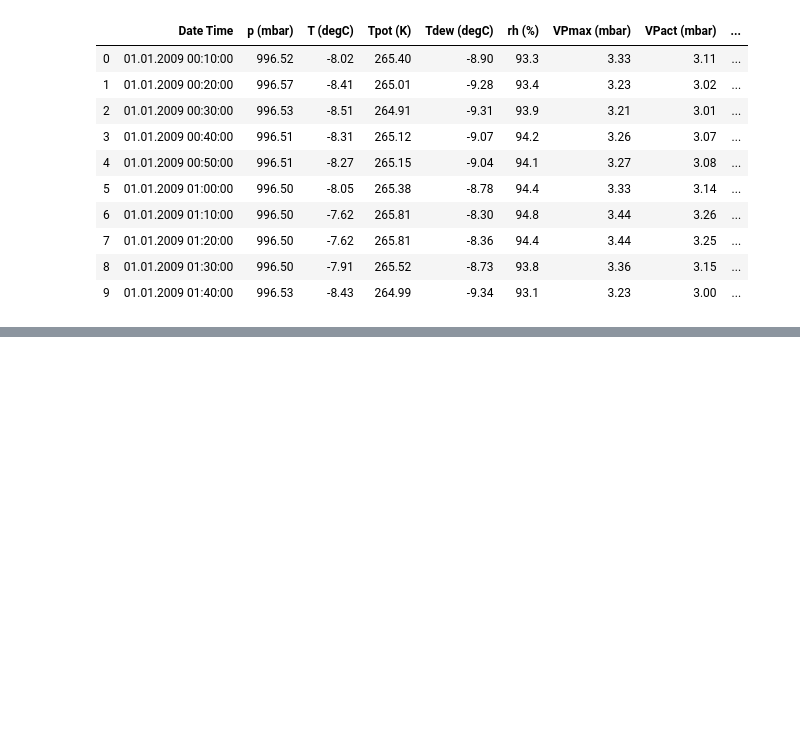
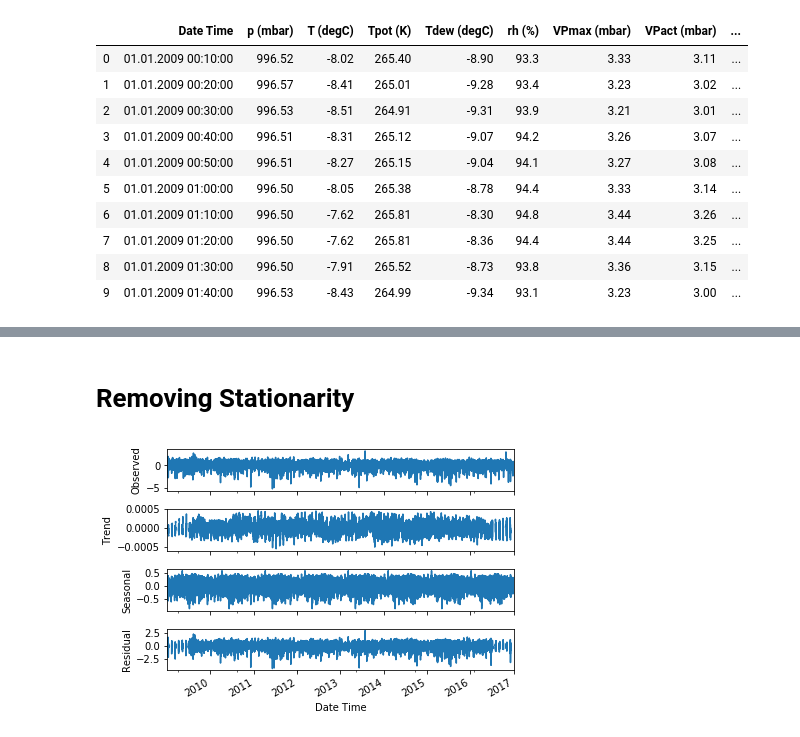
Before and after one commit to scherala/365DaysOfCoding, a Jupyter notebook: Time Series Forecasting -1.ipynb, the cells around one changed output, grey strips where cells are left out. Drawn from its saved outputs; the diff is of its cells as text; code cells hidden in the pictures; blank space fills up the shorter version.

```diff
--- a/Time Series Forecasting -1.ipynb
+++ b/Time Series Forecasting -1.ipynb
@@ -168,0 +125,9 @@ adf(df_s['Temperature'])
+# %% [markdown]
+# Removing Stationarity
+# %%
+def difference(dataset, interval=1):
+    diff = list()
+    for i in range(interval, len(dataset)):
+        value = dataset[i] - dataset[i - interval]
+        diff.append(value)
+    return pd.Series(diff)
@@ -168,0 +137,15 @@ adf(df_s['Temperature'])
+# %%
+def perform_seasonal_decomposition(series_data):
+    series_data = series_data.dropna()
+    df_s = pd.DataFrame({'Date Time':series_data.index, 'Temperature':series_data.values})
+    df_s['Date Time'] = pd.to_datetime(df_s['Date Time'])
+    df_s = df_s.set_index('Date Time')
+    result = seasonal_decompose(df_s, freq=52560)
+    result.plot()
+    plt.show()
+# %%
+plot_df = difference(df['T (degC)'])
+plot_df.index = df['Date Time'].values[1:]
+perform_seasonal_decomposition(plot_df)
+# %% [output]
+[figure, added]
```
Also changed, not shown: parts of 10 cells of this notebook, 2 other files.
